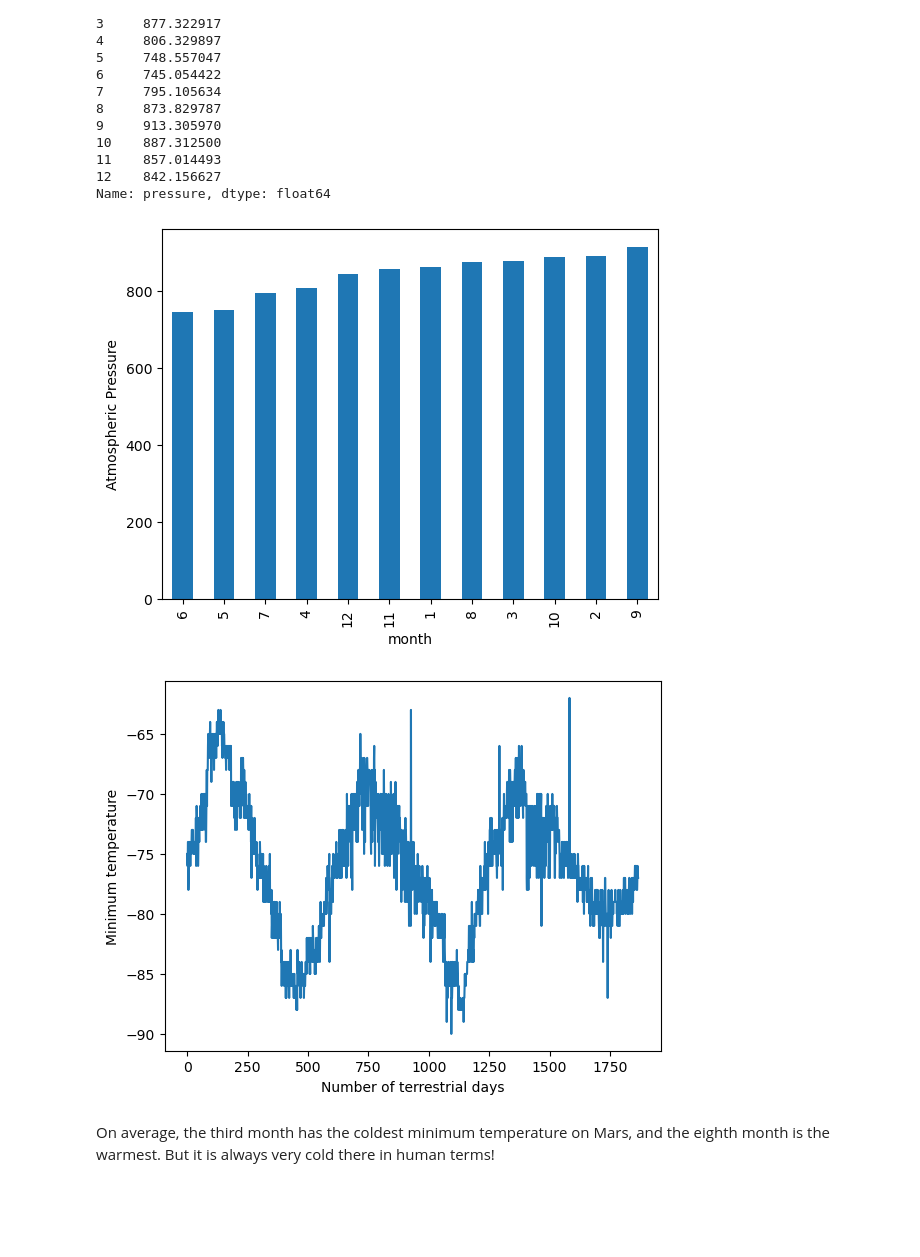
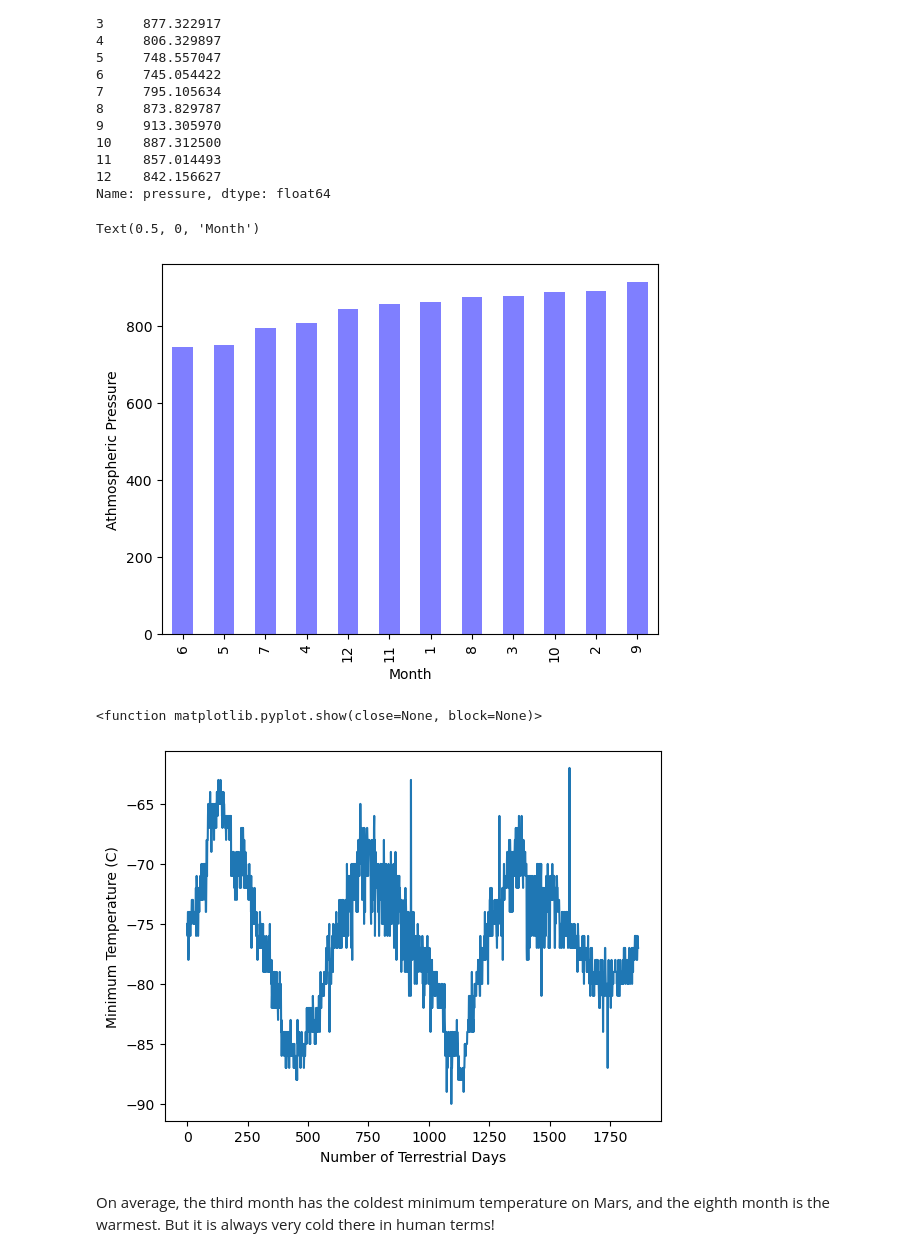
Before and after one commit to canayter/web-scraping-data-collection, a Jupyter notebook: part_2_mars_weather.ipynb, the cells around one changed output. Cells and saved outputs as stored; diff of their text form; code cells hidden in the pictures; blank space fills up the shorter version.

```diff
--- a/part_2_mars_weather.ipynb
+++ b/part_2_mars_weather.ipynb
@@ -44,9 +47,15 @@ Assemble the scraped data into a Pandas DataFrame. The columns should have the s
 * `pressure`: The atmospheric pressure at Curiosity's location
 # %%
 # Create an empty list
+list_of_rows = []
 
 # Loop through the scraped data to create a list of rows
+for row in rows:
+    td = row.find_all('td')
+    row = [col.text for col in td]
+    list_of_rows.append(row)
 # %%
 # Create a Pandas DataFrame by using the list of rows and a list of the column names
+df = pd.DataFrame(list_of_rows, columns=['id', 'terrestrial_date', 'sol', 'ls', 'month', 'min_temp', 'pressure'])
 # %%
 # Confirm DataFrame was created successfully
@@ -79,2 +88,10 @@ dtype: object
+# %%
+# Change data types for data analysis
+df.terrestrial_date = pd.to_datetime(df.terrestrial_date)
+df.sol = df.sol.astype('int')
+df.ls = df.ls.astype('int')
+df.month = df.month.astype('int')
+df.min_temp = df.min_temp.astype('float')
+df.pressure = df.pressure.astype('float')
 # %%
 # Confirm type changes were successful by examining data types again
@@ -151,5 +182,7 @@ Name: min_temp, dtype: float64
 # %%
 # 4. Average pressure by Martian month
+pressure_by_month = df.groupby('month')['pressure'].mean()
+pressure_by_month
 # %% [output]
 month
 1     862.488506
@@ -167,12 +200,21 @@ month
 Name: pressure, dtype: float64
 # %%
 # Plot the average pressure by month
+pressure_by_month.sort_values().plot(kind='bar', color='blue', alpha=0.5)
+plt.ylabel('Athmospheric Pressure')
+plt.xlabel('Month')
 # %% [output]
+Text(0.5, 0, 'Month')
-[figure, old version]
+[figure, new version]
 # %%
 # 5. How many terrestrial (earth) days are there in a Martian year?
+df.min_temp.plot()
+plt.xlabel("Number of Terrestrial Days")
+plt.ylabel("Minimum Temperature (C)")
+plt.show
 # %% [output]
+<function matplotlib.pyplot.show(close=None, block=None)>
-[figure, old version]
+[figure, new version]
 # %% [markdown]
 On average, the third month has the coldest minimum temperature on Mars, and the eighth month is the warmest. But it is always very cold there in human terms!
 # %% [markdown]
```
Also changed, not shown: parts of 13 cells of this notebook.
